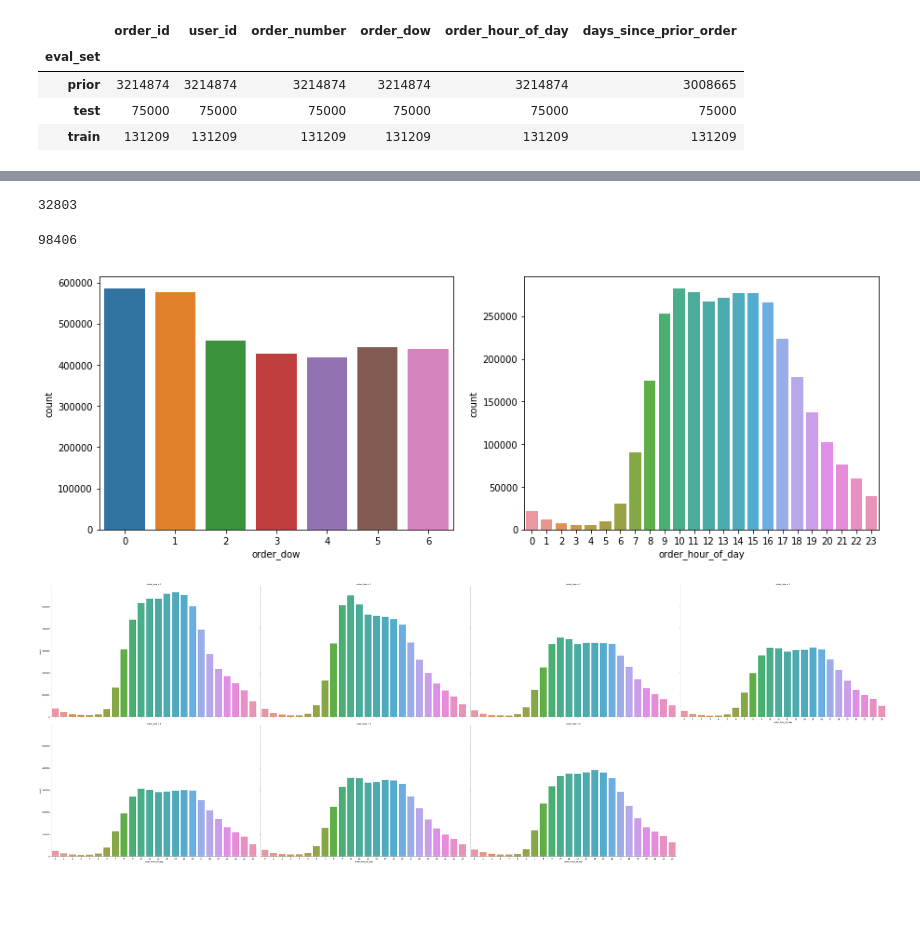
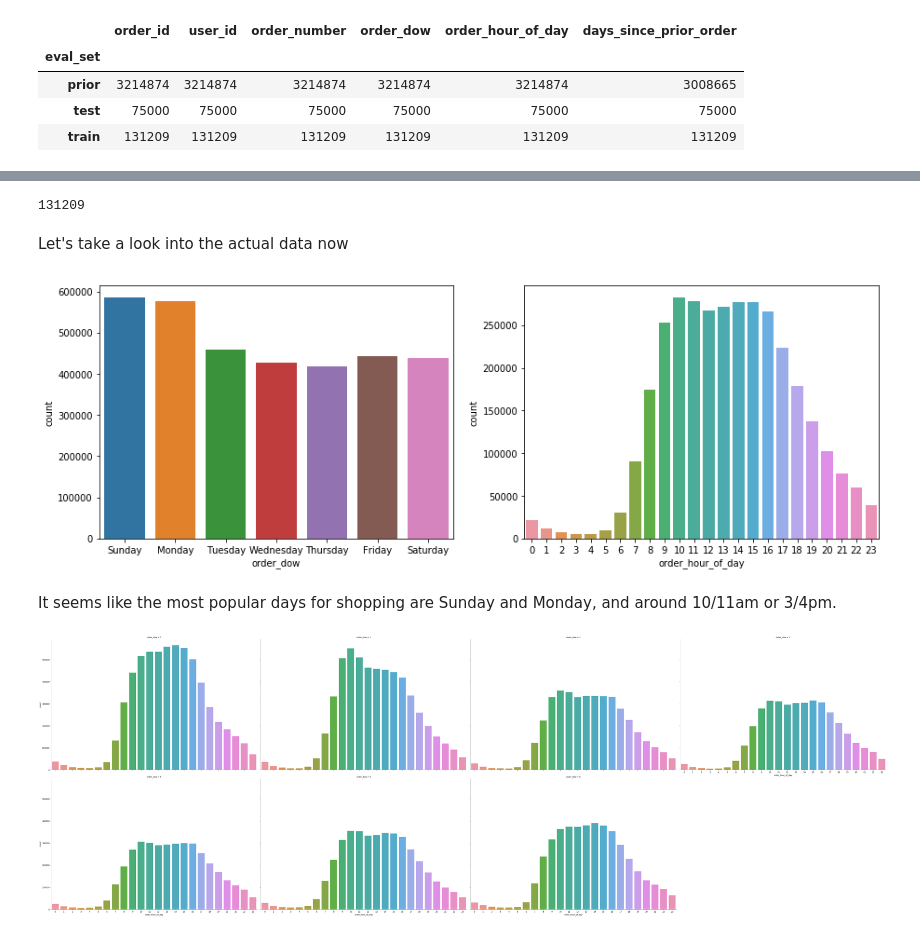
Before and after one commit to valfehr/Instacart, a Jupyter notebook: Instacart_recommendation.ipynb, the cells around one changed output, grey strips where cells are left out. Cells and saved outputs as stored; diff of their text form; code cells hidden in the pictures; blank space fills up the shorter version.

```diff
--- a/Instacart_recommendation.ipynb
+++ b/Instacart_recommendation.ipynb
@@ -15,15 +15,17 @@ from sklearn.cluster import MiniBatchKMeans, KMeans
 from sklearn.utils import resample
 # %% [markdown]
 # Data Loading
+# %%
+root_directory = 'D:\Data_Science\Instacart'
 # %%
-test = pd.read_csv('D:\Data_Science\Instacart\order_products__test_cap.csv')
-train = pd.read_csv('D:\Data_Science\Instacart\order_products__train_cap.csv')
-prior = pd.read_csv('D:\Data_Science\Instacart\order_products__prior.csv',
+test = pd.read_csv(root_directory + '\order_products__test_cap.csv')
+train = pd.read_csv(root_directory + '\order_products__train_cap.csv')
+prior = pd.read_csv(root_directory + '\order_products__prior.csv',
                     dtype={'order_id': np.int32,
                            'product_id': np.uint16,
                            'add_to_cart_order': np.int16,
                            'reordered': np.int8})
-orders = pd.read_csv('D:\Data_Science\Instacart\orders.csv',
+orders = pd.read_csv(root_directory + '\orders.csv',
                     dtype={'order_id': np.int32,
                             'user_id': np.int64,
                             'eval_set': 'category',
@@ -31,9 +33,9 @@ orders = pd.read_csv('D:\Data_Science\Instacart\orders.csv',
                             'order_dow': np.int8,
                             'order_hour_of_day': np.int8,
                             'days_since_prior_order': np.float32})
-products = pd.read_csv('D:\Data_Science\Instacart\products.csv')
-departments = pd.read_csv('D:\Data_Science\Instacart\departments.csv')
-aisles = pd.read_csv('D:\Data_Science\Instacart\\aisles.csv')
+products = pd.read_csv(root_directory + '\products.csv')
+departments = pd.read_csv(root_directory + '\departments.csv')
+aisles = pd.read_csv(root_directory + '\\aisles.csv')
 # %% [markdown]
 # Data Exploration
 # %%
@@ -70,8 +74,4 @@ orders = orders.loc[orders['eval_set'] != "test"]
 # %%
-orders.isin(test.order_id.tolist()).order_id.sum()
+orders.isin(test.order_id.tolist()).order_id.sum() + orders.isin(train.order_id.tolist()).order_id.sum()
 # %% [output]
-32803
+131209
-# %%
-orders.isin(train.order_id.tolist()).order_id.sum()
-# %% [output]
-98406
@@ -79,12 +83,17 @@ orders.isin(train.order_id.tolist()).order_id.sum()
 orders.loc[(orders.index[orders.isin(test.order_id.tolist()).order_id]), 'eval_set'] = 'test'
+# %% [markdown]
+Let's take a look into the actual data now
 # %%
 plt.figure(figsize=(15,5))
 plt.subplot(121)
-sns.countplot(orders.order_dow);
+g = sns.countplot(orders.order_dow)
+g.set(xticklabels=['Sunday', 'Monday', 'Tuesday', 'Wednesday', 'Thursday', 'Friday', 'Saturday']);
 plt.subplot(122)
 sns.countplot(orders.order_hour_of_day);
 # %% [output]
-[figure, old version]
+[figure, new version]
+# %% [markdown]
+It seems like the most popular days for shopping are Sunday and Monday, and around 10/11am or 3/4pm.
 # %%
 prior = pd.merge(prior, orders, on='order_id', how='left')
 # %%
```
Also changed, not shown: parts of 118 cells of this notebook.
